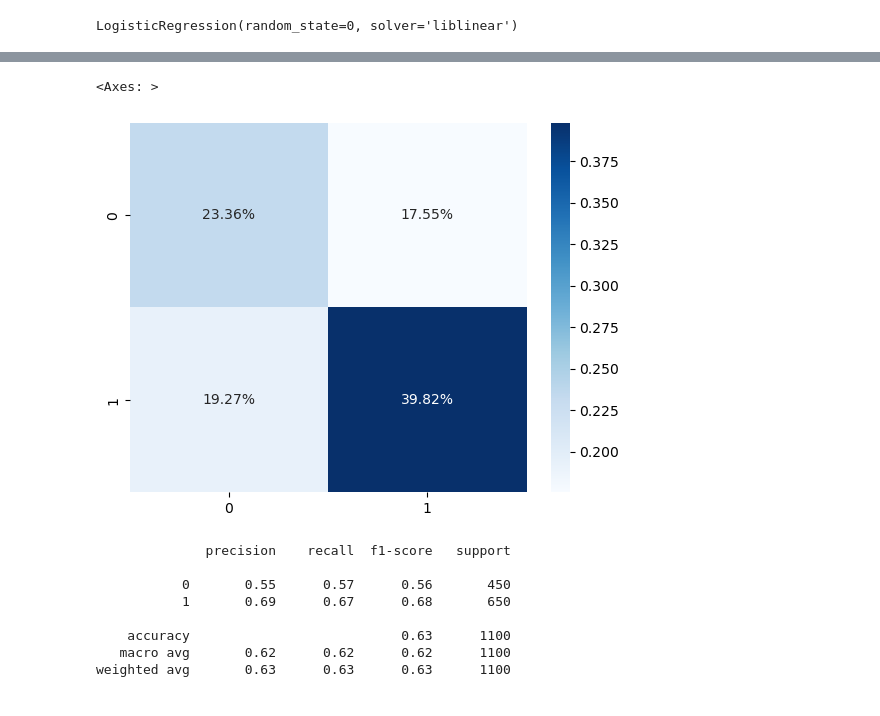
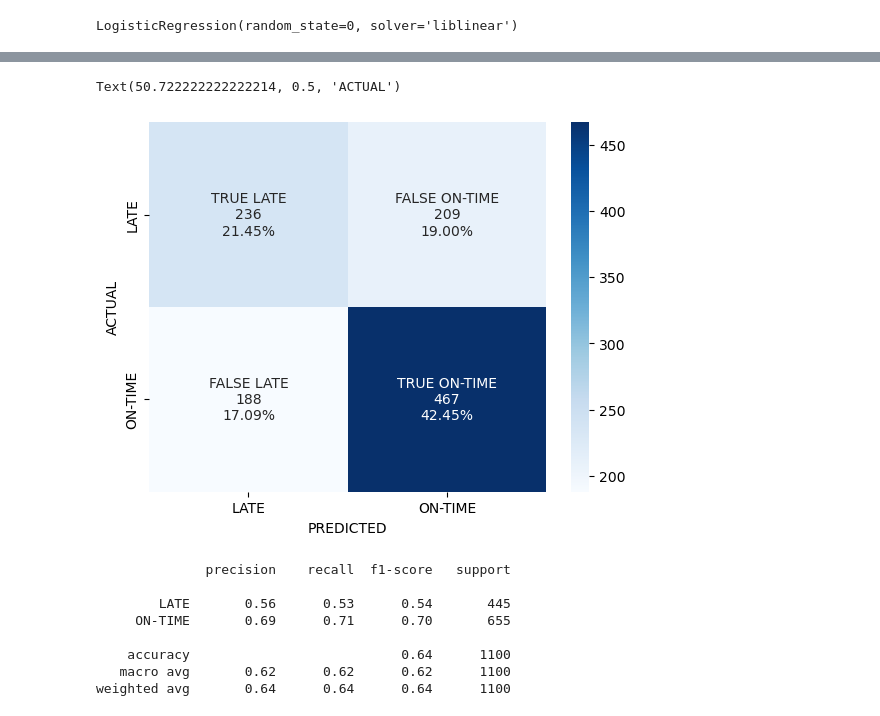
Before and after one commit to kdevoe/aai510-group7, a Jupyter notebook: shipping_modeling_setA.ipynb, the cells around one changed output, grey strips where cells are left out. Saved outputs shown, nothing was run; the diff lists cells and outputs as text; code cells hidden in the pictures.

```diff
--- a/shipping_modeling_setA.ipynb
+++ b/shipping_modeling_setA.ipynb
@@ -76,14 +75,7 @@ Default parameter values are used to train this model without cross-validation.
 model1 = []
 model1 = LogisticRegression(solver='liblinear', random_state=0)
 
-# Since other models are going to be tuned
-
-X_trainval = []
-y_trainval = []
-X_trainval = pd.concat([X_train, X_val])
-y_trainval = np.concatenate((y_train, y_val))
-
-#fit the model using the combined training and validation data
-model1.fit(X_trainval, y_trainval)
+#fit the model using the training data
+model1.fit(X_train, y_train)
 # %% [output]
 LogisticRegression(random_state=0, solver='liblinear')
@@ -99,2 +113,3 @@ array([[-0.12325535,  0.0263022 , -0.1006859 , -0.11973755, -0.10688355,
 # %%
-y_pred1 = model1.predict(X_test)
+# predict y values based on the validation set
+y_pred1 = model1.predict(X_val)
@@ -112,17 +116,37 @@ sns.heatmap(cnf_matrix1, annot=True)
-# %%
-sns.heatmap(cnf_matrix1/np.sum(cnf_matrix1), annot=True,
-            fmt='.2%', cmap='Blues')
-# %% [output]
-<Axes: >
-[figure, removed]
+# %%
+# generate confusion matrix for model1
+cnf_matrix1 = confusion_matrix(y_val, y_pred1)
+
+# instead of '0' and '1's, create labels for target class
+target_names = ['LATE', 'ON-TIME']
+
+# create group names for true negatives, false positives, false negatives, and true positives
+group_names = ['TRUE LATE','FALSE ON-TIME','FALSE LATE','TRUE ON-TIME']
+
+# list counts and percentages for each group above.
+group_counts = cnf_matrix1.flatten()
+group_percentages = [format(value, ".2%") for value in group_counts/np.sum(group_counts)]
+
+# create a label for each group by combining the group name, counts, and percentages
+labels = [f'{v1}\n{v2}\n{v3}' for v1, v2, v3 in zip(group_names,group_counts,group_percentages)]
+labels = np.asarray(labels).reshape(2,2)
+
+# display confusion matrix
+sns.heatmap(cnf_matrix1, annot=labels, fmt='', cmap='Blues', xticklabels = target_names, yticklabels = target_names)
+plt.xlabel('PREDICTED')
+plt.ylabel('ACTUAL')
+# %% [output]
+Text(50.722222222222214, 0.5, 'ACTUAL')
+[figure, added]
 # %%
-print(classification_report(y_test, y_pred1))#, target_names=target_names))
+# Generate Classification Report for model 1
+print(classification_report(y_val, y_pred1, target_names=target_names))
 # %% [output]
               precision    recall  f1-score   support
 
-           0       0.55      0.57      0.56       450
-           1       0.69      0.67      0.68       650
+        LATE       0.56      0.53      0.54       445
+     ON-TIME       0.69      0.71      0.70       655
 
-    accuracy                           0.63      1100
+    accuracy                           0.64      1100
    macro avg       0.62      0.62      0.62      1100
-weighted avg       0.63      0.63      0.63      1100
+weighted avg       0.64      0.64      0.64      1100
```
Also changed, not shown: parts of 14 cells of this notebook.
